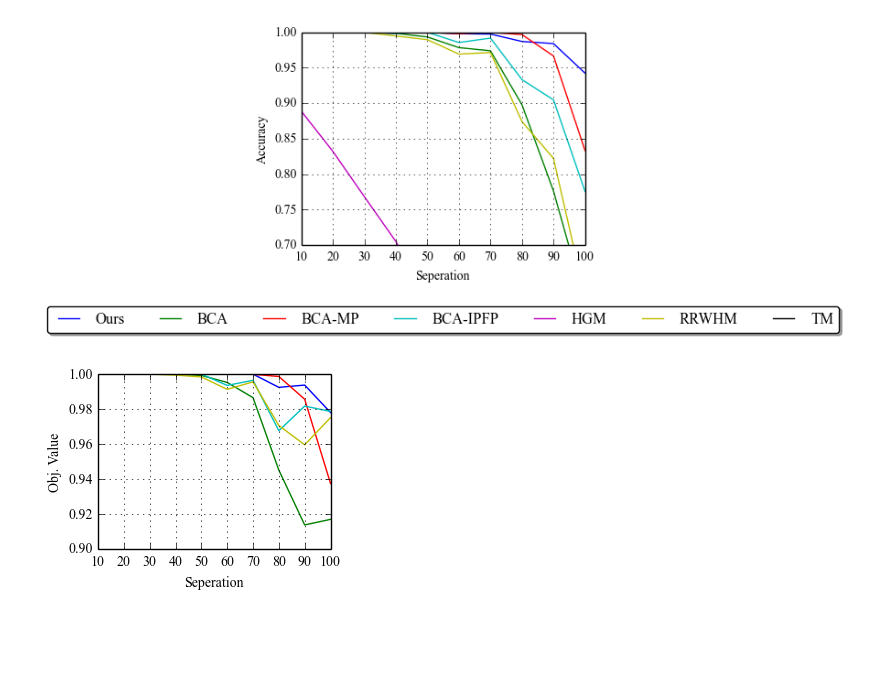
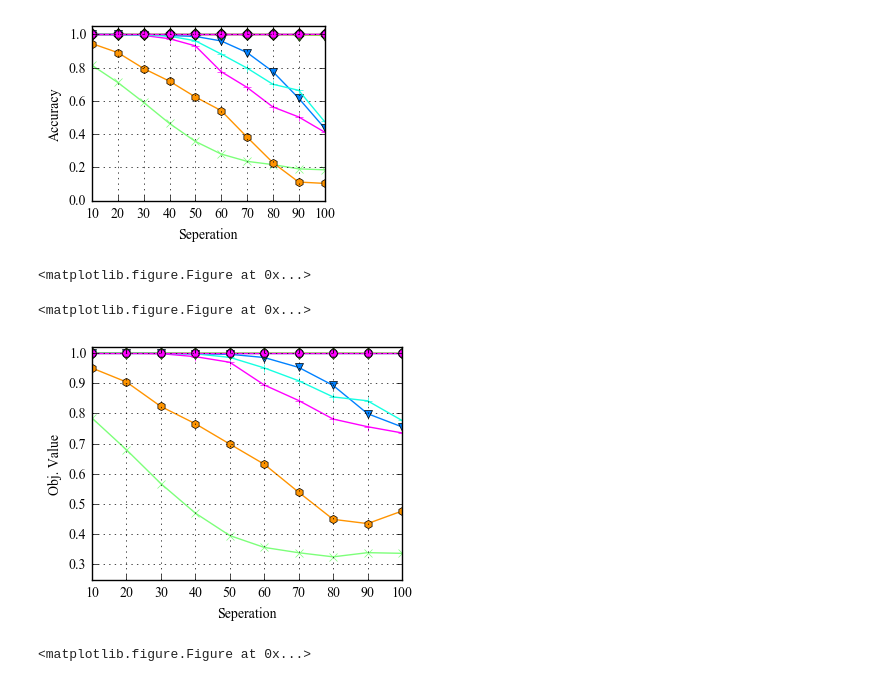
Before and after one commit to zzhang1987/HyperGraphMatchingBP, a Jupyter notebook: demoHouse.ipynb, the cells around one changed output. Drawn from its saved outputs; the diff is of its cells as text; code cells hidden in the pictures; blank space fills up the shorter version.

```diff
--- a/demoHouse.ipynb
+++ b/demoHouse.ipynb
@@ -232,25 +181,52 @@ TM Accuracy 0.084848 Running Time 0.046153 Obj 0.138907
 # %%
 import matplotlib.pyplot as plt
 import matplotlib
-AlgorithmNames=['Ours', 'BCA', 'BCA-MP', 'BCA-IPFP', 'HGM', 'RRWHM', 'TM']
+import pylab
+%matplotlib inline
+
+
+Colors = [[ 0.        ,  0.5        , 0.5        ,  1.        ],
+          [ 1.        ,  0.00196078,  1.        ,  1.        ],
+          [ 0.        ,  0.50392157,  1.        ,  1.        ],
+          [ 0.08538899,  1.        ,  0.88235294,  1.        ],
+          [ 0.49019608,  1.        ,  0.47754586,  1.        ],
+          [ 0.5       ,  1.        ,  0.17273877,  1.        ],
+          [ 1.        ,  0.58169935,  0.        ,  1.        ],
+          [ 1.        ,  0.11692084,  0.        ,  1.        ],
+          [ 1.        ,  0.        ,  1.        ,  1.        ]];
+Seq = [7, 0, 1, 2, 3, 4, 5, 6, 8]
+AlgorithmNames=['Ours', 'BCA', 'BCA-MP', 'BCA-IPFP', 'HGM', 'RRWHM', 'TM', 'OursPW', 'Ours-BCA']
+Markers = ['o', '+', 'v', '+', 'x', 'd', 'h', 'D', 'H']
+
+figData = pylab.figure(num=None, figsize=(3, 2.25), dpi=80, facecolor='w', edgecolor='k')
+ax = pylab.gca()
+
 matplotlib.rc('font',family='Times New Roman')
 
-%matplotlib inline
 
-plt.figure(num=None, figsize=(4, 3), dpi=80, facecolor='w', edgecolor='k')
+#plt.figure(num=None, figsize=(4, 3), dpi=80, facecolor='w', edgecolor='k')
 
 for ai in xrange(NofAlgorithms):
-    plt.plot(range(10,101,10), MeanAcc[:,ai], label=AlgorithmNames[ai])
-plt.ylim([0.7,1])
-plt.grid(True)
+    pylab.plot(range(10,101,10), MeanAcc[:,Seq[ai]], label=AlgorithmNames[Seq[ai]],
+             color=Colors[Seq[ai]], marker=Markers[Seq[ai]])
+pylab.ylim([0,1.05])
+pylab.grid(True)
 
-plt.ylabel('Accuracy')
-plt.xlabel('Seperation')
+pylab.ylabel('Accuracy')
+pylab.xlabel('Seperation')
 
-plt.legend(shadow=True, fancybox=True,loc='upper center', bbox_to_anchor=(0.5,-0.25), ncol=7)
-plt.savefig('House_ACC.pdf')    # <-- loses transparency
+
+figLegend = pylab.figure(figsize = (11.7,0.4))
+pylab.figlegend(*ax.get_legend_handles_labels(), loc = 'upper center',  ncol=9, shadow=True, fancybox=True)
+figData.savefig('House_Acc.pdf')
+#figLegend.savefig("legend.pdf")
+figLegend.show()
+
+#plt.legend(shadow=True, fancybox=True,loc='upper center', bbox_to_anchor=(0.5,-0.25), ncol=9)
+#plt.savefig('House_ACC.pdf')    # <-- loses transparency
 # %% [output]
-[figure, old version]
+[figure, new version]
+<matplotlib.figure.Figure at 0x...>
 # %%
 StoreForPlot ={}
 StoreForPlot['Accuracy'] = MeanAcc
@@ -259,25 +235,23 @@ StoreForPlot['Obj'] = MeanObj
 
 sio.savemat('PlotData.mat', StoreForPlot)
 # %%
-import matplotlib.pyplot as plt
-import matplotlib
-
-%matplotlib inline
-
-%matplotlib inline
 plt.figure(num=None, figsize=(4, 3), dpi=80, facecolor='w', edgecolor='k')
 
 
 for ai in xrange(NofAlgorithms):
-    plt.plot(range(10,101,10), MeanObj[:,ai], label=AlgorithmNames[ai])
-plt.ylim([0.9,1])
+    if(AlgorithmNames[Seq[ai]] == 'OursPW'):
+        continue
+    plt.plot(range(10,101,10), MeanObj[:,Seq[ai]], label=AlgorithmNames[Seq[ai]],
+             color=Colors[Seq[ai]], marker=Markers[Seq[ai]])
+plt.ylim([0.25,1.02])
 plt.ylabel('Obj. Value')
 plt.xlabel('Seperation')
 plt.grid(True)
 plt.savefig('House_Obj.pdf')    # <-- loses transparency
 
-
-#plt.legend(shadow=True, fancybox=True,loc='upper center', bbox_to_anchor=(0.5,-0.15), ncol=7)
+plt.figure(num=None, figsize=(4, 3), dpi=80, facecolor='w', edgecolor='k')
 # %% [output]
+<matplotlib.figure.Figure at 0x...>
-[figure, old version]
+[figure, new version]
+<matplotlib.figure.Figure at 0x...>
 # %%
```
Also changed, not shown: parts of 6 cells of this notebook, 2 other files.
